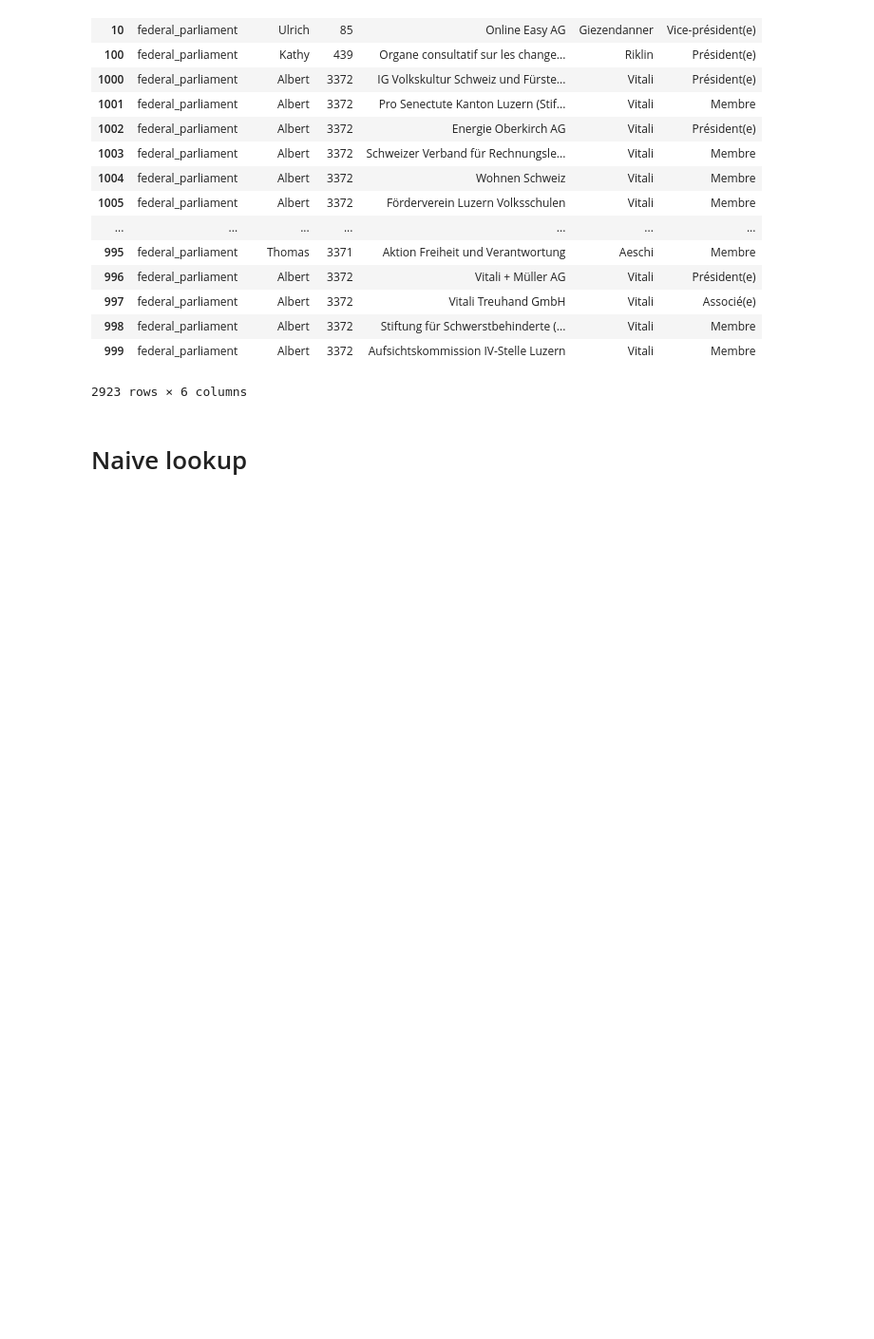
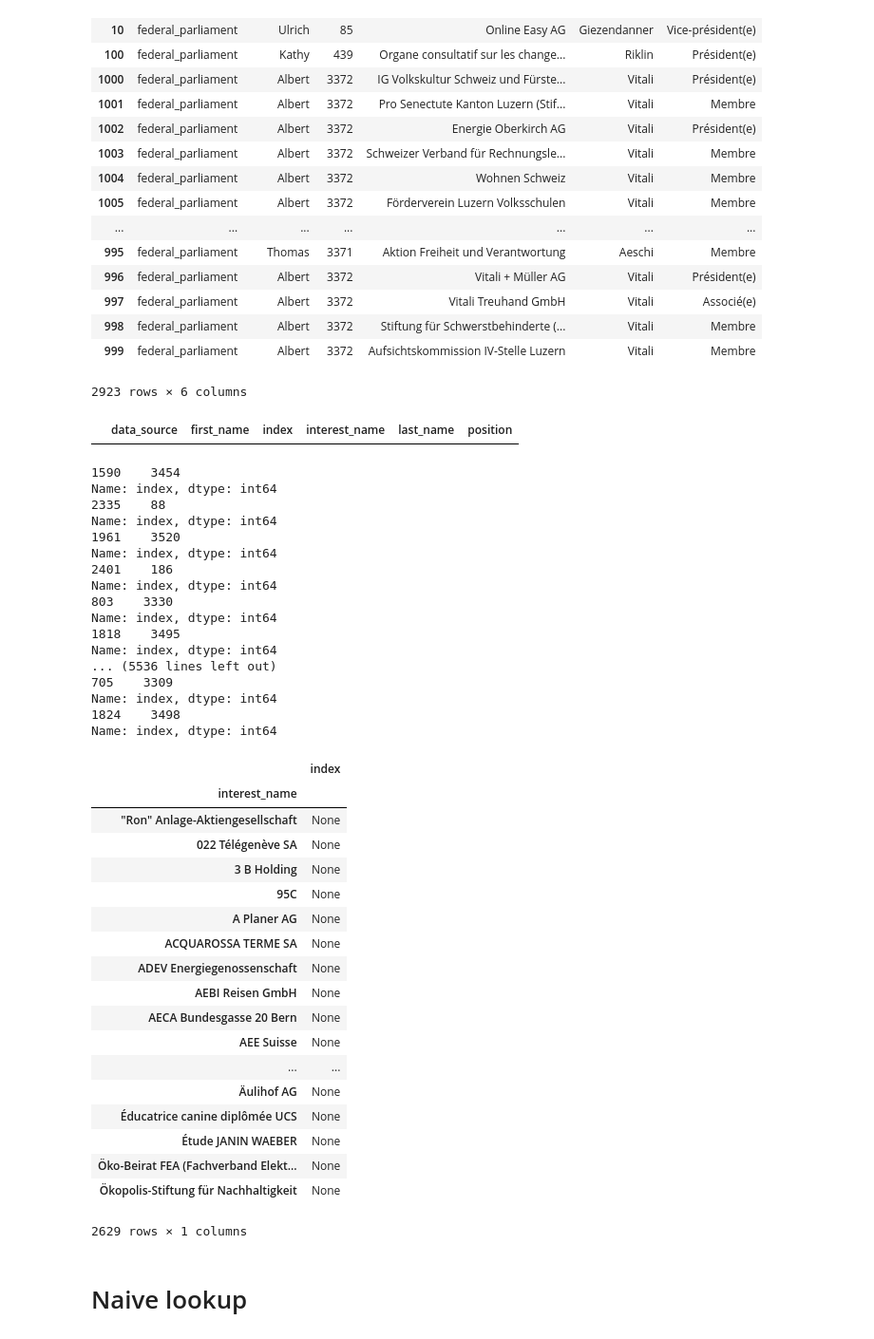
Before and after one commit to fdevillard/ada-swissleak, a Jupyter notebook: Prospect interest and Zefix results.ipynb, the cells around one changed output. Shown at 95% size. Cells and saved outputs as stored; diff of their text form; code cells hidden in the pictures; blank space fills up the shorter version.

```diff
--- a/Prospect interest and Zefix results.ipynb
+++ b/Prospect interest and Zefix results.ipynb
@@ -72,6 +72,50 @@ interests
 | 998 | federal_parliament | Albert | 3372 | Stiftung für Schwerstbehinderte (... | Vitali | Membre |
 | 999 | federal_parliament | Albert | 3372 | Aufsichtskommission IV-Stelle Luzern | Vitali | Membre |
 2923 rows × 6 columns
+# %%
+interests[interests.index == 3454]
+# %% [output]
+|  | data_source | first_name | index | interest_name | last_name | position |
+# %%
+companies = interests[['index', 'interest_name']].groupby('interest_name')
+companies.agg(lambda x: print(x))
+# %% [output]
+1590    3454
+Name: index, dtype: int64
+2335    88
+Name: index, dtype: int64
+1961    3520
+Name: index, dtype: int64
+2401    186
+Name: index, dtype: int64
+803    3330
+Name: index, dtype: int64
+1818    3495
+Name: index, dtype: int64
+... (5536 lines left out)
+705    3309
+Name: index, dtype: int64
+1824    3498
+Name: index, dtype: int64
+|  | index |
+| interest_name |  |
+| "Ron" Anlage-Aktiengesellschaft | None |
+| 022 Télégenève SA | None |
+| 3 B Holding | None |
+| 95C | None |
+| A Planer AG | None |
+| ACQUAROSSA TERME SA | None |
+| ADEV Energiegenossenschaft | None |
+| AEBI Reisen GmbH | None |
+| AECA Bundesgasse 20 Bern | None |
+| AEE Suisse | None |
+| ... | ... |
+| Äulihof AG | None |
+| Éducatrice canine diplômée UCS | None |
+| Étude JANIN WAEBER | None |
+| Öko-Beirat FEA (Fachverband Elekt... | None |
+| Ökopolis-Stiftung für Nachhaltigkeit | None |
+2629 rows × 1 columns
 # %% [markdown]
 # Naive lookup
 # %%
```
Also changed, not shown: parts of 6 cells of this notebook.
